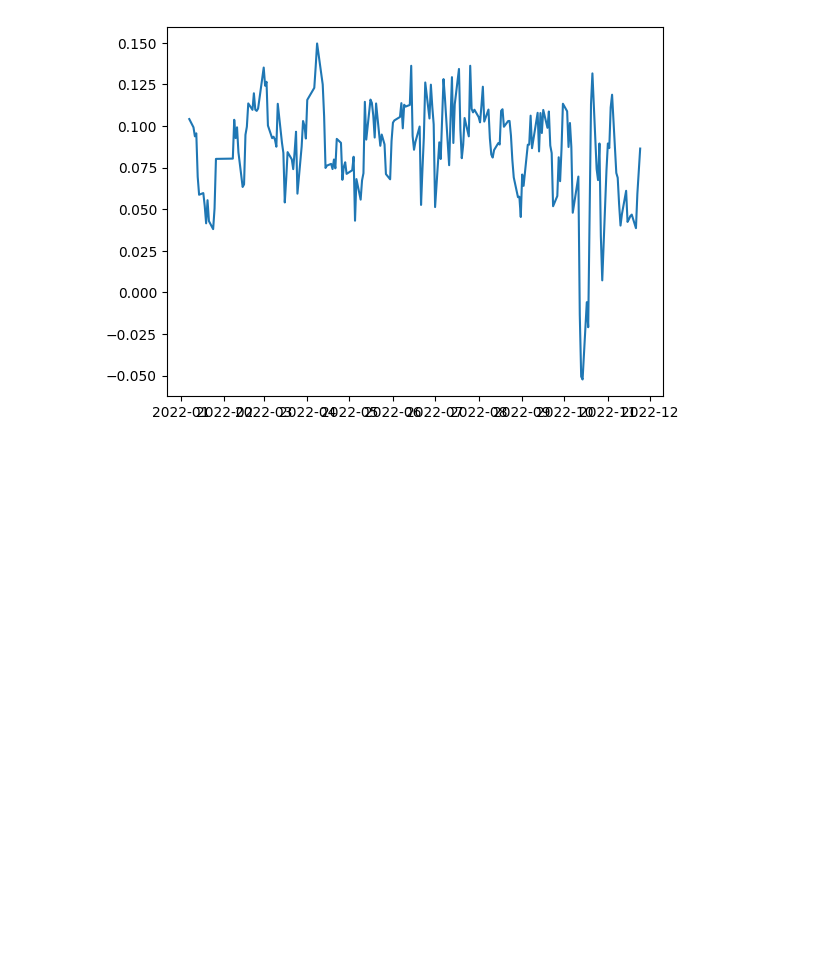
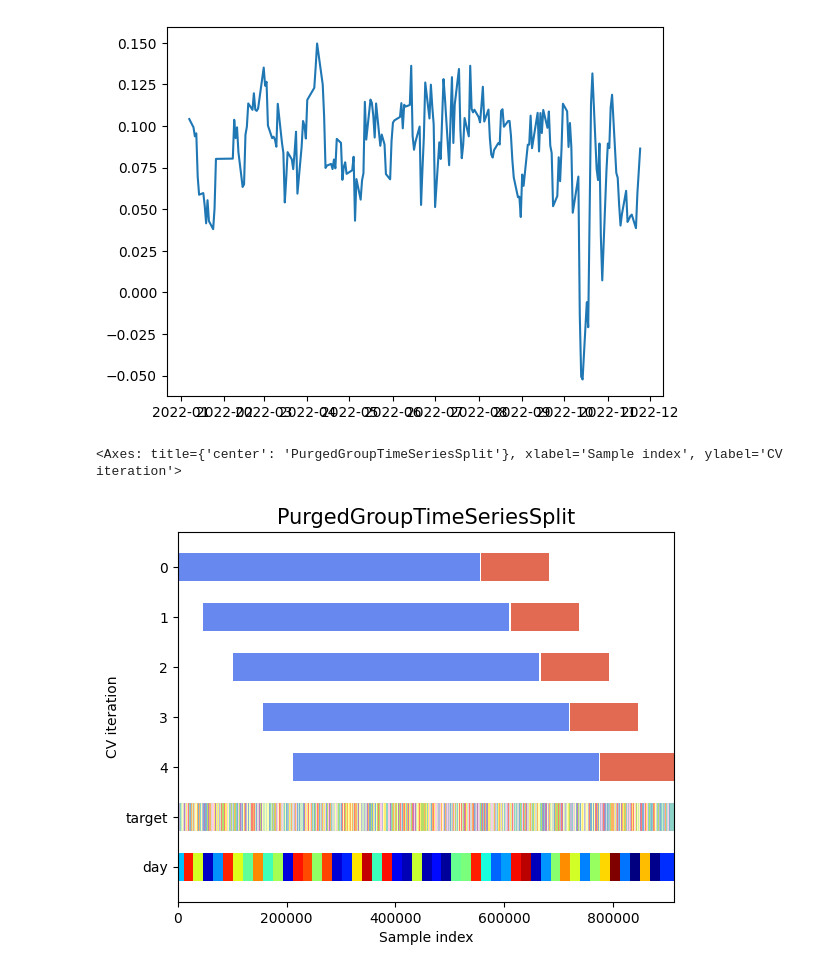
Before and after one commit to shuofu-qian/Yansheng_factor, a Jupyter notebook: 9_x_research.ipynb, the cells around one changed output. Drawn from its saved outputs; the diff is of its cells as text; code cells hidden in the pictures; blank space fills up the shorter version.

Commit message:
TimeSeriesSplit_modified and Processing_modified

```diff
--- a/9_x_research.ipynb
+++ b/9_x_research.ipynb
@@ -220,3 +223,13 @@ plt.plot(ic.rolling(5,center=False).mean())
 # %% [output]
 [<matplotlib.lines.Line2D at 0x...>]
 [figure]
+# %%
+x = np.load('/home/qianshuofu/factor_qianshuofu/Data/data_feature.npy')
+y = np.load('/home/qianshuofu/factor_qianshuofu/Data/data_label.npy')
+
+fig, ax = plt.subplots()
+cv = tss.PurgedGroupTimeSeriesSplit(group_gap=1)
+tss.plot_cv_indices(cv, x, y, ax, lw=20)
+# %% [output]
+<Axes: title={'center': 'PurgedGroupTimeSeriesSplit'}, xlabel='Sample index', ylabel='CV iteration'>
+[figure, added]
```
Also changed, not shown: parts of 1 cell of this notebook, 4 other files.
